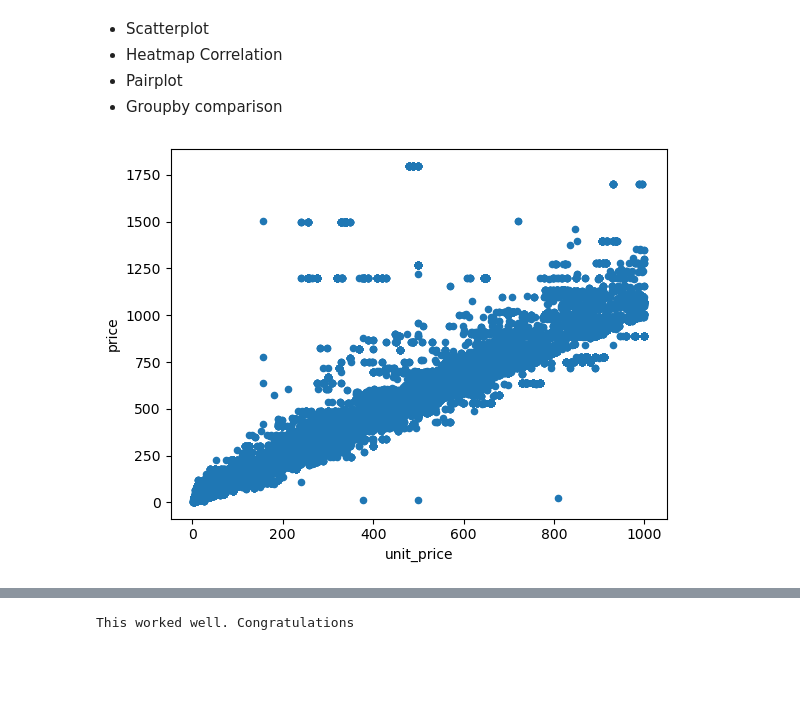
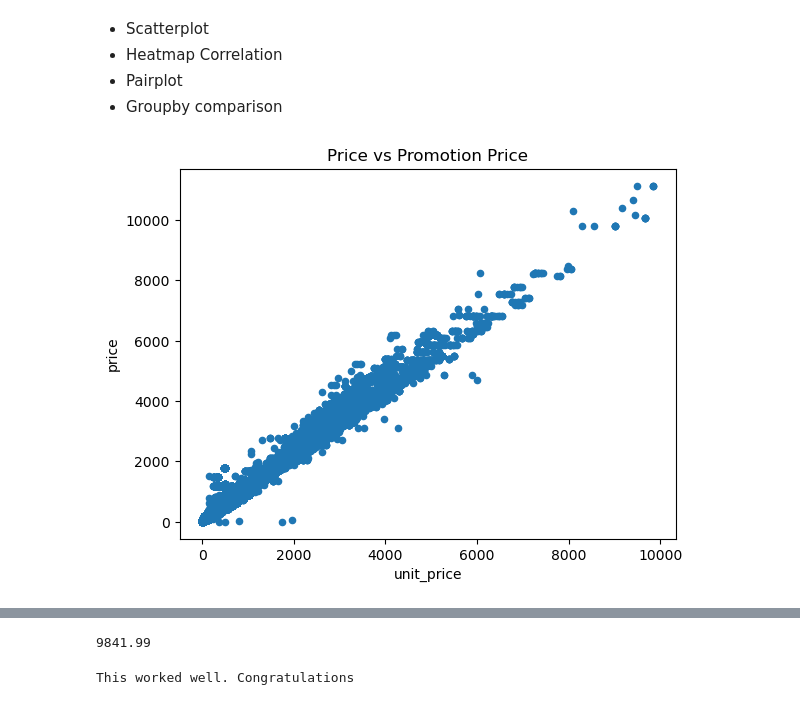
Before and after one commit to MerleSt/Eniac, a Jupyter notebook: Eniac.ipynb, the cells around one changed output, grey strips where cells are left out. Drawn from its saved outputs; the diff is of its cells as text; code cells hidden in the pictures; blank space fills up the shorter version.

Commit message:
updated scatterplot

```diff
--- a/Eniac.ipynb
+++ b/Eniac.ipynb
@@ -147,7 +147,7 @@ outliers.sort_values('unit_price', ascending=True).head()
 # %% [markdown]
 After closer inspection, we decided to exclude Unit_prices above 10000€ for now.
 # %%
-df = df.loc[df['unit_price']<1000].copy()
+df = df.loc[df['unit_price']<10000].copy()
 # %% [markdown]
 #### 2.3.2 total_paid
 # %%
@@ -603,9 +608,9 @@ look for weeks/months/days where promotion in percentage/ price high. Which one
 - Pairplot
 - Groupby comparison
 # %%
-df1.plot(kind='scatter', x='unit_price', y='price');
+df1.plot(kind='scatter', x='unit_price', y='price', title='Price vs Promotion Price');
 # %% [output]
-[figure, old version]
+[figure, new version]
 # %%
 df1.head()
 # %% [output]
@@ -615,6 +620,10 @@ df1.head()
 | 2 | 344410 | 2017-04-08 18:41:41 | 30.98 | Pending | 1.00 | 8MO0008 | 23.99 | 2017-04-08 00:59:00 | 8MO | ... |
 | 3 | 345623 | 2017-04-12 11:06:14 | 38.97 | Pending | 1.00 | 8MO0009 | 23.99 | 2017-04-12 10:38:38 | 8MO | ... |
 | 4 | 345623 | 2017-04-12 11:06:14 | 38.97 | Pending | 1.00 | ZAG0022 | 10.99 | 2017-04-12 10:59:55 | ZAG | ... |
+# %%
+df1['unit_price'].max()
+# %% [output]
+9841.99
 # %%
 print('This worked well. Congratulations')
 # %% [output]
```
Also changed, not shown: parts of 18 cells of this notebook.
